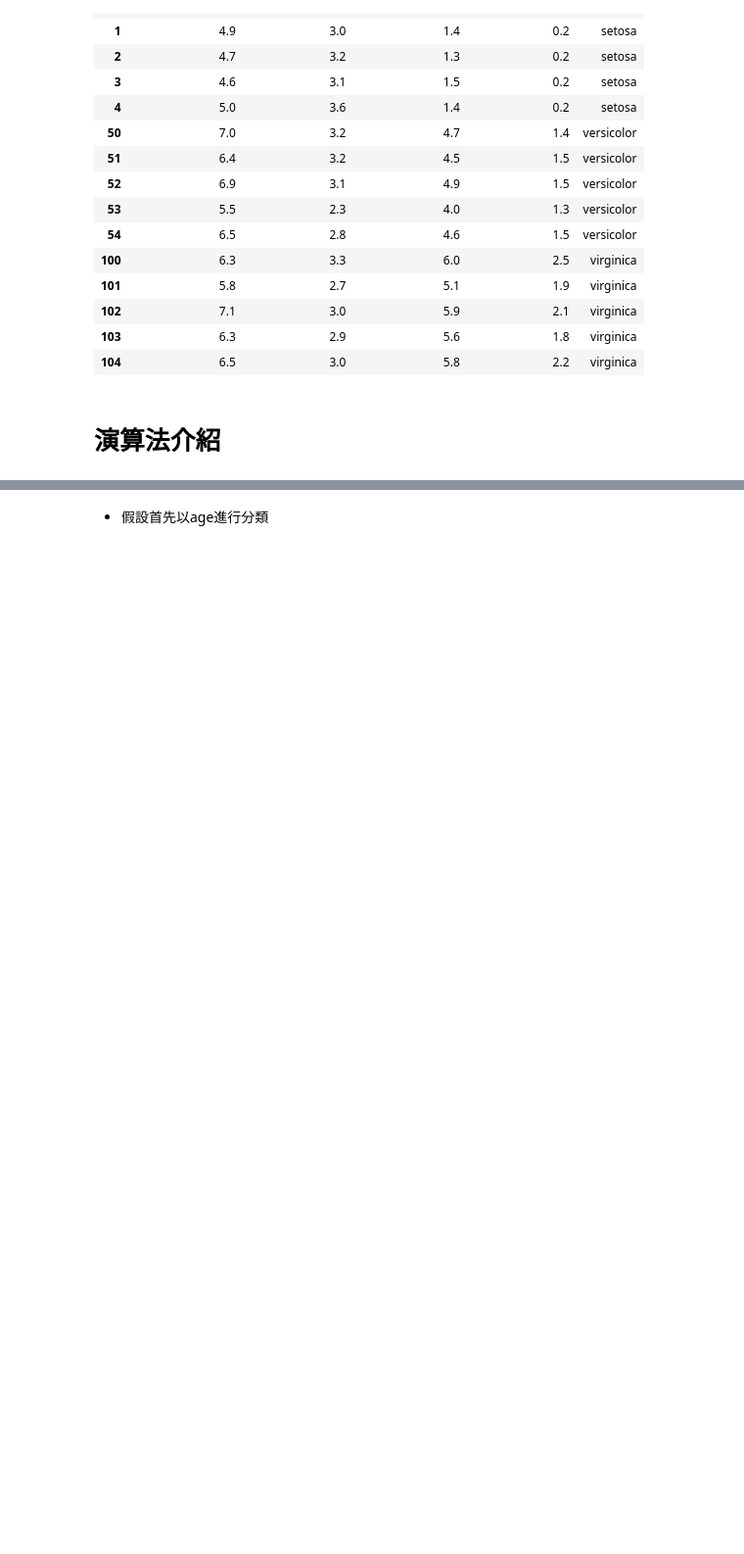
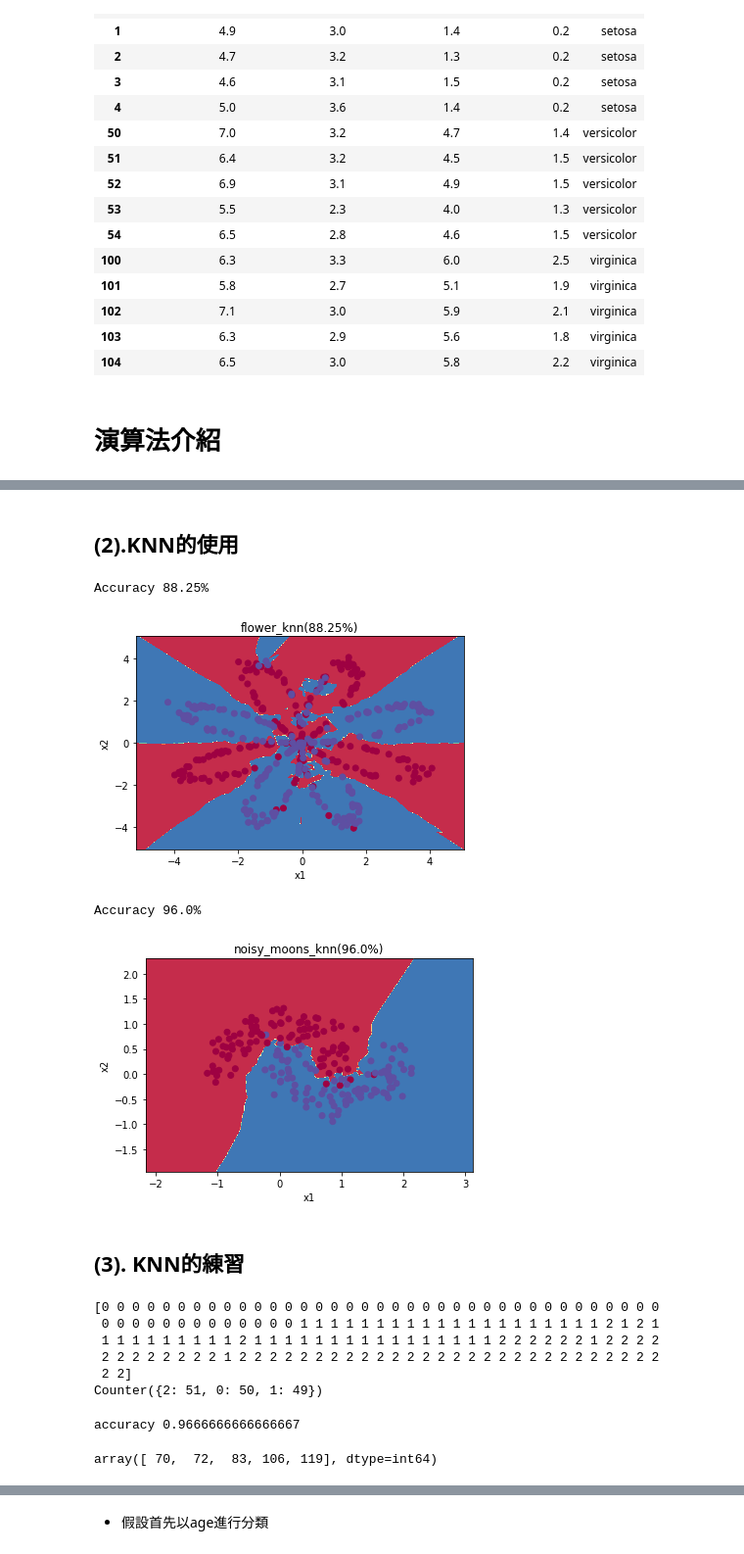
Before and after one commit to GoatWang/IIIMaterial, a Jupyter notebook: 5_Classification_tutorial/python4_classification.ipynb, the cells around one changed output, grey strips where cells are left out. Shown: that part at 98% size. Drawn from its saved outputs; the diff is of its cells as text; code cells hidden in the pictures; blank space fills up the shorter version.

```diff
--- a/5_Classification_tutorial/python4_classification.ipynb
+++ b/5_Classification_tutorial/python4_classification.ipynb
@@ -106,0 +139,2 @@ pd.concat([df1, df2, df3])
+# %% [markdown]
+## (2).KNN的使用
@@ -106,0 +143,59 @@ pd.concat([df1, df2, df3])
+# %%
+for name, X, Y in datas:
+    clf = KNeighborsClassifier(n_neighbors=5)  ## 設定用最近的3個鄰居投票
+    clf.fit(X, Y)  ## 訓練模型
+    y_pred = clf.predict(X)  ## 預測模型
+    print('Accuracy',  str((Y == y_pred).sum()/ X.shape[0]*100)+"%")  ## 計算精準度
+
+    plot_decision_boundary(lambda x: clf.predict(x), X.T, Y)  ## 視覺化分類器的分類結果
+    plt.title(name+'_knn(' + str((Y == y_pred).sum()/ X.shape[0]*100)+"%)")
+    plt.show()
+# %% [output]
+Accuracy 88.25%
+[figure, added]
+Accuracy 96.0%
+[figure, added]
+# %% [markdown]
+## (3). KNN的練習
+# %%
+#請使用KNeighborsClassifier(n=5)來訓練iris dataset(X_iris, Y_iris_true)
+#=============your works starts===============#
+knn = KNeighborsClassifier(n_neighbors=5)
+knn.fit(X_iris, Y_iris_true)
+Y_iris_predict = knn.predict(X_iris)
+#==============your works ends================#
+
+print(Y_iris_predict)
+print(Counter(Y_iris_predict))
+# [0 0 0 0 0 0 0 0 0 0 0 0 0 0 0 0 0 0 0 0 0 0 0 0 0 0 0 0 0 0 0 0 0 0 0 0 0
+#  0 0 0 0 0 0 0 0 0 0 0 0 0 1 1 1 1 1 1 1 1 1 1 1 1 1 1 1 1 1 1 1 1 2 1 2 1
+#  1 1 1 1 1 1 1 1 1 2 1 1 1 1 1 1 1 1 1 1 1 1 1 1 1 1 2 2 2 2 2 2 1 2 2 2 2
+#  2 2 2 2 2 2 2 2 1 2 2 2 2 2 2 2 2 2 2 2 2 2 1 2 2 2 2 2 2 2 2 2 2 2 2 2 2
+#  2 2]
+# %% [output]
+[0 0 0 0 0 0 0 0 0 0 0 0 0 0 0 0 0 0 0 0 0 0 0 0 0 0 0 0 0 0 0 0 0 0 0 0 0
+ 0 0 0 0 0 0 0 0 0 0 0 0 0 1 1 1 1 1 1 1 1 1 1 1 1 1 1 1 1 1 1 1 1 2 1 2 1
+ 1 1 1 1 1 1 1 1 1 2 1 1 1 1 1 1 1 1 1 1 1 1 1 1 1 1 2 2 2 2 2 2 1 2 2 2 2
+ 2 2 2 2 2 2 2 2 1 2 2 2 2 2 2 2 2 2 2 2 2 2 2 2 2 2 2 2 2 2 2 2 2 2 2 2 2
+ 2 2]
+Counter({2: 51, 0: 50, 1: 49})
+# %%
+#請使用Y_knn與Y_true計算accuracy
+#=============your works starts===============#
+accuracy = np.sum(Y_iris_true == Y_iris_predict)/len(Y_iris_predict)
+#==============your works ends================#
+
+print("accuracy", accuracy)
+# accuracy 0.9666666666666667
+# %% [output]
+accuracy 0.9666666666666667
+# %%
+# 找出分類錯誤的row_idx
+#=============your works starts===============#
+fault_idxs = np.where(Y_iris_true != Y_iris_predict)[0]
+#==============your works ends================#
+
+
+fault_idxs
+# %% [output]
+array([ 70,  72,  83, 106, 119], dtype=int64)
```
Also changed, not shown: parts of 56 cells of this notebook, 7 other files.
